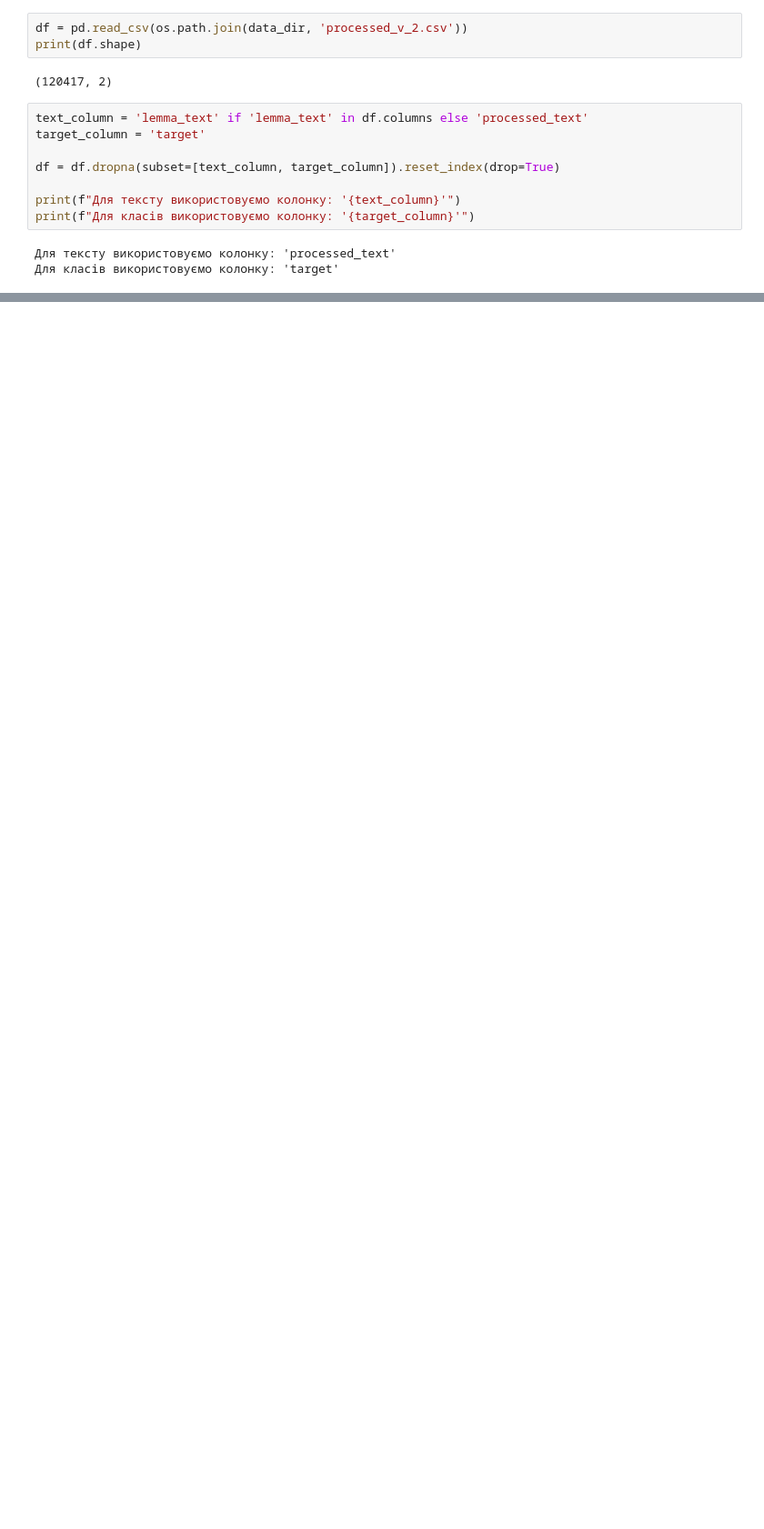
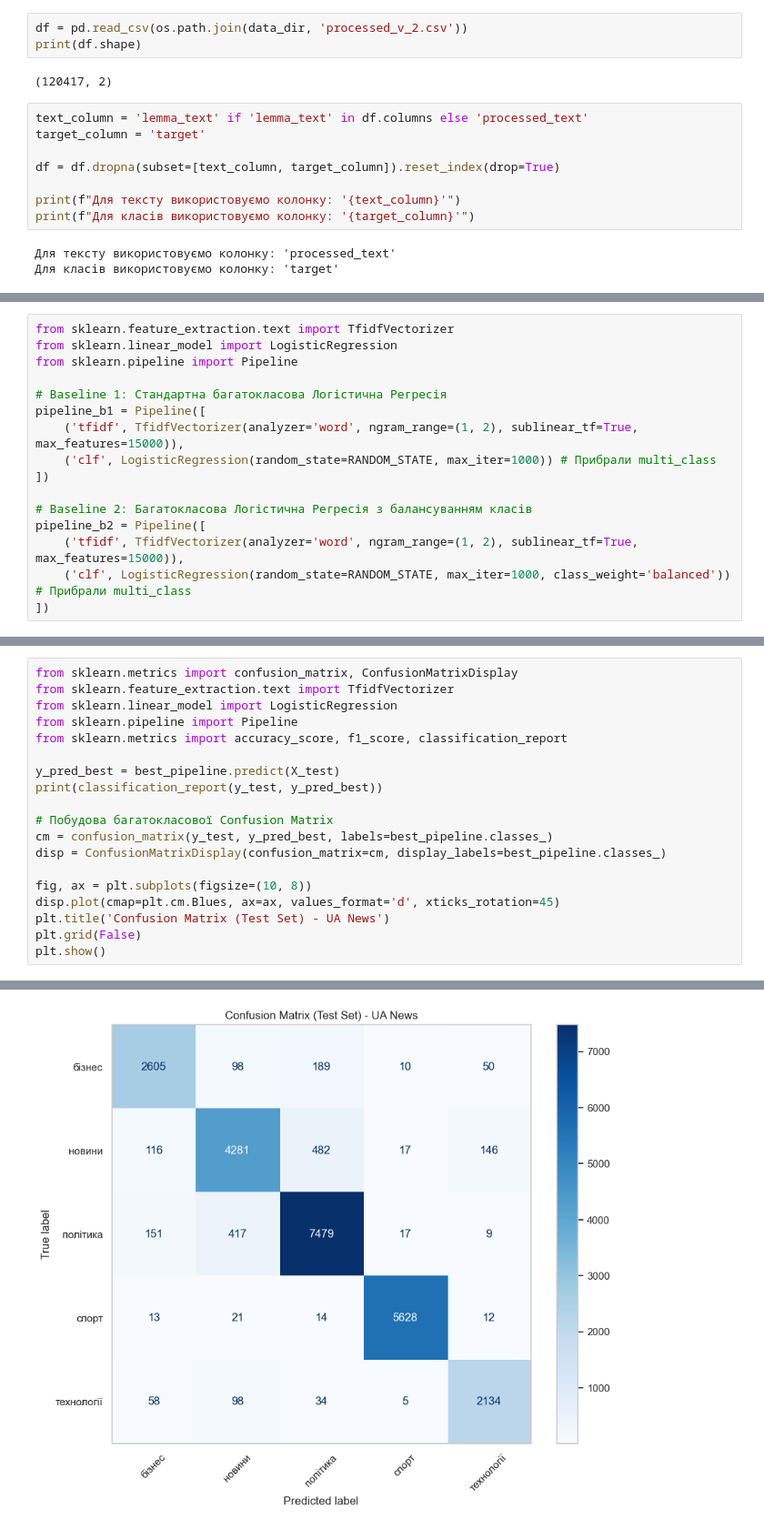
Before and after one commit to jaYulichka46/nlp, a Jupyter notebook: notebooks/lab6_ua_tfidf_logistic_baseline.ipynb, the cells around one changed output, grey strips where cells are left out. Shown at 91% size. Saved outputs shown, nothing was run; the diff lists cells and outputs as text; blank space fills up the shorter version.

Commit message:
feat: complete Lab 6 for UA News with multiclass baseline

```diff
--- a/notebooks/lab6_ua_tfidf_logistic_baseline.ipynb
+++ b/notebooks/lab6_ua_tfidf_logistic_baseline.ipynb
@@ -53,0 +120,16 @@ print(f"Для класів використовуємо колонку: '{targe
+# %%
+from sklearn.feature_extraction.text import TfidfVectorizer
+from sklearn.linear_model import LogisticRegression
+from sklearn.pipeline import Pipeline
+
+# Baseline 1: Стандартна багатокласова Логістична Регресія
+pipeline_b1 = Pipeline([
+    ('tfidf', TfidfVectorizer(analyzer='word', ngram_range=(1, 2), sublinear_tf=True, max_features=15000)),
+    ('clf', LogisticRegression(random_state=RANDOM_STATE, max_iter=1000)) # Прибрали multi_class
+])
+
+# Baseline 2: Багатокласова Логістична Регресія з балансуванням класів
+pipeline_b2 = Pipeline([
+    ('tfidf', TfidfVectorizer(analyzer='word', ngram_range=(1, 2), sublinear_tf=True, max_features=15000)),
+    ('clf', LogisticRegression(random_state=RANDOM_STATE, max_iter=1000, class_weight='balanced')) # Прибрали multi_class
+])
@@ -53,0 +183,20 @@ print(f"Для класів використовуємо колонку: '{targe
+# %%
+from sklearn.metrics import confusion_matrix, ConfusionMatrixDisplay
+from sklearn.feature_extraction.text import TfidfVectorizer
+from sklearn.linear_model import LogisticRegression
+from sklearn.pipeline import Pipeline
+from sklearn.metrics import accuracy_score, f1_score, classification_report
+
+y_pred_best = best_pipeline.predict(X_test)
+print(classification_report(y_test, y_pred_best))
+
+# Побудова багатокласової Confusion Matrix
+cm = confusion_matrix(y_test, y_pred_best, labels=best_pipeline.classes_)
+disp = ConfusionMatrixDisplay(confusion_matrix=cm, display_labels=best_pipeline.classes_)
+
+fig, ax = plt.subplots(figsize=(10, 8))
+disp.plot(cmap=plt.cm.Blues, ax=ax, values_format='d', xticks_rotation=45)
+plt.title('Confusion Matrix (Test Set) - UA News')
+plt.grid(False)
+plt.show()
+# %% [output]
@@ -53,0 +214 @@ print(f"Для класів використовуємо колонку: '{targe
+[figure, added]
```
Also changed, not shown: parts of 8 cells of this notebook, 5 other files.
